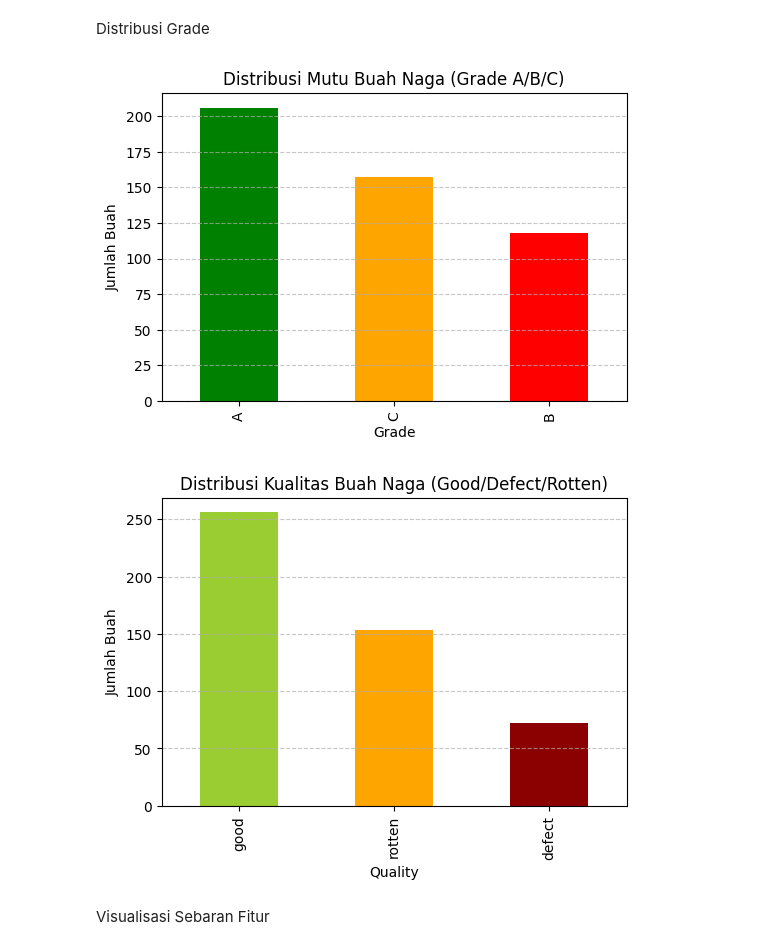
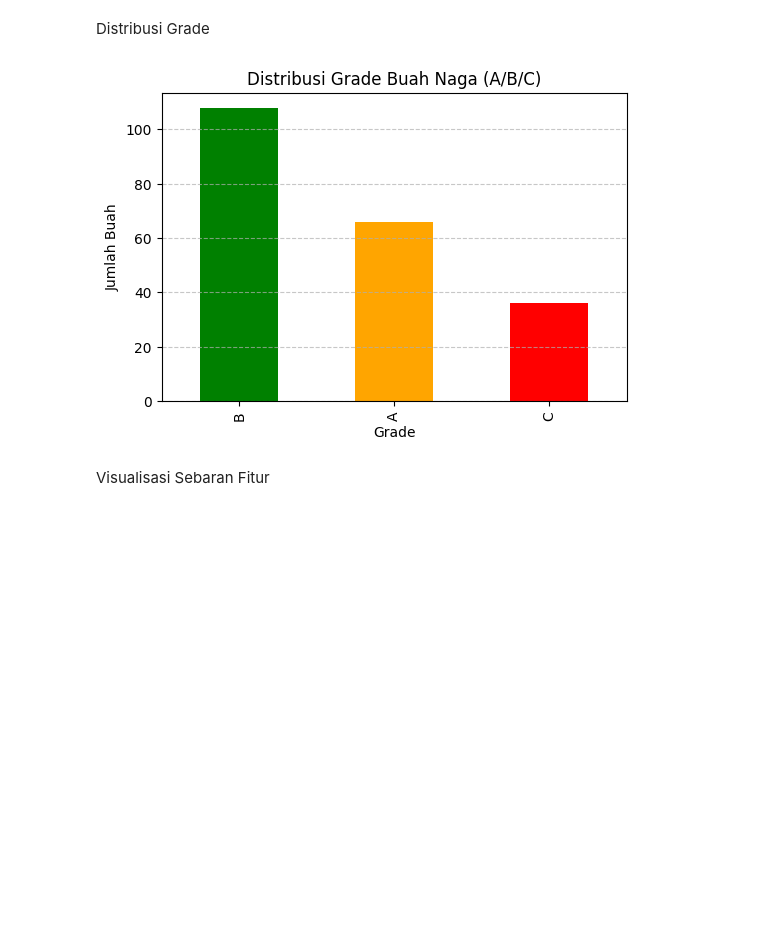
Before and after one commit to DevMossTeam/DragonFruit_Grading, a Jupyter notebook: src/evaluation.ipynb, the cells around one changed output. Saved outputs shown, nothing was run; the diff lists cells and outputs as text; code cells hidden in the pictures; blank space fills up the shorter version.

```diff
--- a/src/evaluation.ipynb
+++ b/src/evaluation.ipynb
@@ -113,26 +123,15 @@ weighted avg       0.70      0.66      0.64       481
 # %% [markdown]
 Distribusi Grade
 # %%
-# Visualisasi distribusi grade berdasarkan grading (A/B/C)
 plt.figure(figsize=(6, 4))
-df['grade_by_weight'].value_counts().plot(kind='bar', color=['green', 'orange', 'red'])
-plt.title("Distribusi Mutu Buah Naga (Grade A/B/C)")
+df['pred_grade'].value_counts().plot(kind='bar', color=['green', 'orange', 'red'])
+plt.title("Distribusi Grade Buah Naga (A/B/C)")
 plt.xlabel("Grade")
 plt.ylabel("Jumlah Buah")
 plt.grid(axis='y', linestyle='--', alpha=0.7)
 plt.show()
-
-# Visualisasi distribusi kualitas berdasarkan kualitas (Good/Defect/Rotten)
-plt.figure(figsize=(6, 4))
-df['fuzzy_grade_label'].value_counts().plot(kind='bar', color=['yellowgreen', 'orange', 'darkred'])
-plt.title("Distribusi Kualitas Buah Naga (Good/Defect/Rotten)")
-plt.xlabel("Quality")
-plt.ylabel("Jumlah Buah")
-plt.grid(axis='y', linestyle='--', alpha=0.7)
-plt.show()
 # %% [output]
-[figure, old version]
+[figure, new version]
-[figure, removed]
 # %% [markdown]
 Visualisasi Sebaran Fitur
 # %%
```
Also changed, not shown: parts of 5 cells of this notebook, 4 other files.
